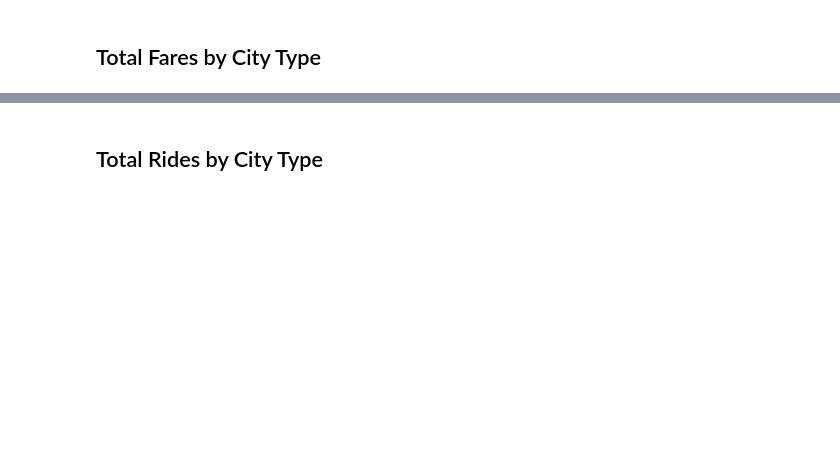
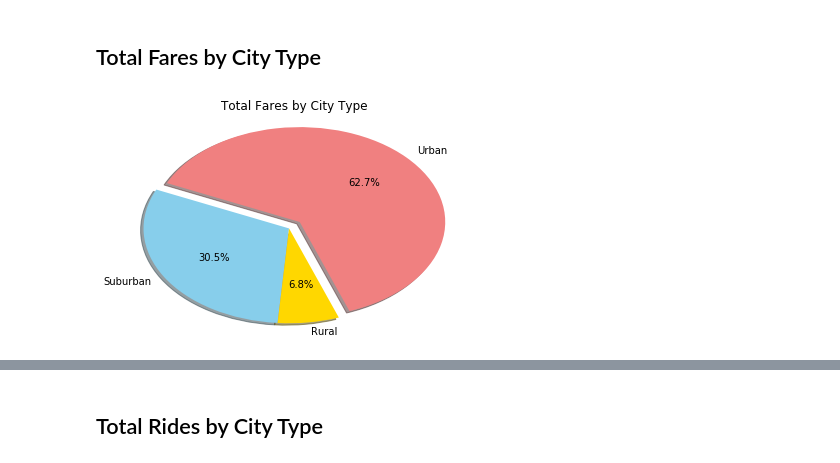
Before and after one commit to alexanderframe/Pyber, a Jupyter notebook: afPyber.ipynb, the cells around one changed output, grey strips where cells are left out. Cells and saved outputs as stored; diff of their text form; code cells hidden in the pictures; blank space fills up the shorter version.

```diff
--- a/afPyber.ipynb
+++ b/afPyber.ipynb
@@ -134,3 +100,31 @@ plt.show()
+# %%
+#Create 'type' grouping
+typeGroup = pyberDF.groupby('type')
+
+# Create variables for all pie charts
+
+labels = ['Urban', 'Suburban', 'Rural']
+colors = ['LightCoral', 'SkyBlue', 'Gold']
+explode = (0.1, 0, 0)
+autopct = '%1.1f%%'
+# %%
+# Calculate Type Percents
+urbanFare = typeGroup['fare'].sum().Urban
+suburbanFare = typeGroup['fare'].sum().Suburban
+ruralFare = typeGroup['fare'].sum().Rural
+
+# Build Pie Chart
+totalFares = [urbanFare, suburbanFare, ruralFare]
+
+plt.pie(totalFares, labels=labels, colors=colors, explode=explode, autopct=autopct, shadow=True, startangle=290)
+
+plt.title('Total Fares by City Type')
+plt.axis('auto')
+
+# Save Figure
+plt.savefig('total_fares_pie.png', bbox_inches='tight')
+# %% [output]
+[figure, added]
 # %%
 # Show Figure
 plt.show()
```
Also changed, not shown: parts of 14 cells of this notebook, 4 other files.
